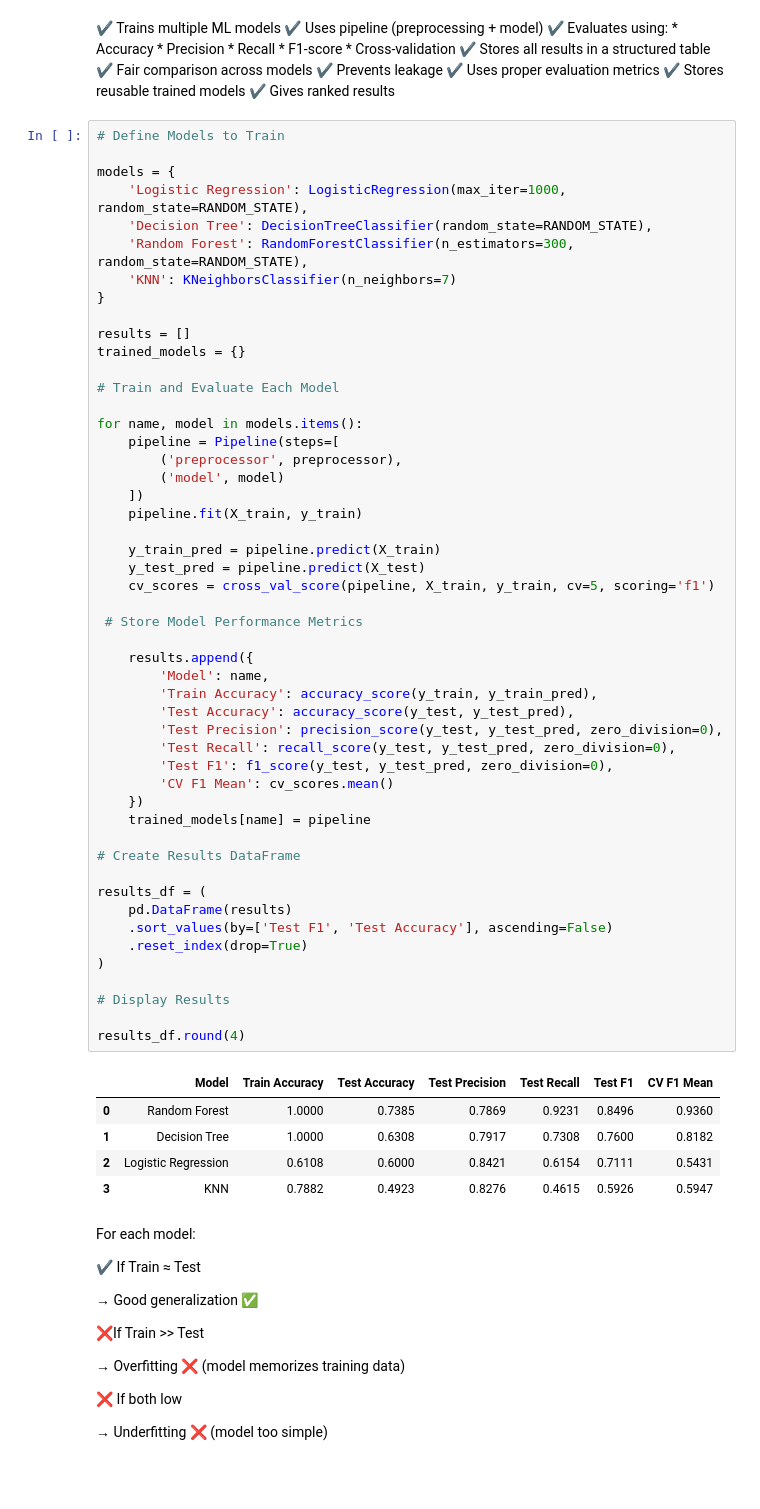
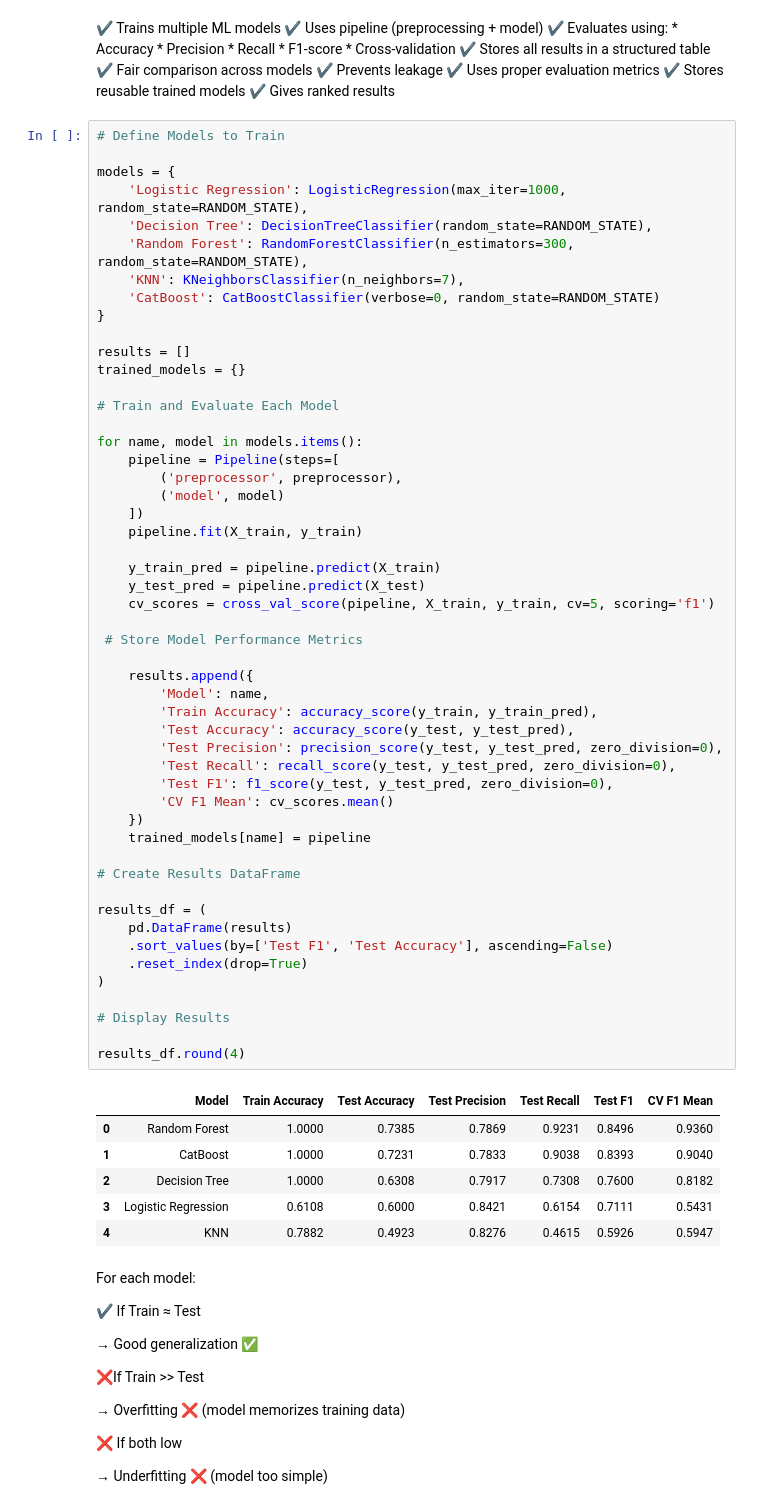
Before and after one commit to Priyanshi-Vishwakarma22/Breast_Cancer_Detection, a Jupyter notebook: notebook/model_training_testing_breast_cancer.ipynb, the cells around one changed output. Drawn from its saved outputs; the diff is of its cells as text; blank space fills up the shorter version.

```diff
--- a/notebook/model_training_testing_breast_cancer.ipynb
+++ b/notebook/model_training_testing_breast_cancer.ipynb
@@ -406,7 +407,8 @@ models = {
     'Logistic Regression': LogisticRegression(max_iter=1000, random_state=RANDOM_STATE),
     'Decision Tree': DecisionTreeClassifier(random_state=RANDOM_STATE),
     'Random Forest': RandomForestClassifier(n_estimators=300, random_state=RANDOM_STATE),
-    'KNN': KNeighborsClassifier(n_neighbors=7)
+    'KNN': KNeighborsClassifier(n_neighbors=7),
+    'CatBoost': CatBoostClassifier(verbose=0, random_state=RANDOM_STATE)
 }
 
 results = []
@@ -425,36 +427,37 @@ for name, model in models.items():
     y_test_pred = pipeline.predict(X_test)
     cv_scores = cross_val_score(pipeline, X_train, y_train, cv=5, scoring='f1')
 
  # Store Model Performance Metrics
 
     results.append({
         'Model': name,
         'Train Accuracy': accuracy_score(y_train, y_train_pred),
         'Test Accuracy': accuracy_score(y_test, y_test_pred),
         'Test Precision': precision_score(y_test, y_test_pred, zero_division=0),
         'Test Recall': recall_score(y_test, y_test_pred, zero_division=0),
         'Test F1': f1_score(y_test, y_test_pred, zero_division=0),
         'CV F1 Mean': cv_scores.mean()
     })
     trained_models[name] = pipeline
 
 # Create Results DataFrame
 
 results_df = (
     pd.DataFrame(results)
     .sort_values(by=['Test F1', 'Test Accuracy'], ascending=False)
     .reset_index(drop=True)
 )
 
 # Display Results
 
 results_df.round(4)
 # %% [output]
 |  | Model | Train Accuracy | Test Accuracy | Test Precision | Test Recall | Test F1 | CV F1 Mean |
 | 0 | Random Forest | 1.0000 | 0.7385 | 0.7869 | 0.9231 | 0.8496 | 0.9360 |
-| 1 | Decision Tree | 1.0000 | 0.6308 | 0.7917 | 0.7308 | 0.7600 | 0.8182 |
-| 2 | Logistic Regression | 0.6108 | 0.6000 | 0.8421 | 0.6154 | 0.7111 | 0.5431 |
-| 3 | KNN | 0.7882 | 0.4923 | 0.8276 | 0.4615 | 0.5926 | 0.5947 |
+| 1 | CatBoost | 1.0000 | 0.7231 | 0.7833 | 0.9038 | 0.8393 | 0.9040 |
+| 2 | Decision Tree | 1.0000 | 0.6308 | 0.7917 | 0.7308 | 0.7600 | 0.8182 |
+| 3 | Logistic Regression | 0.6108 | 0.6000 | 0.8421 | 0.6154 | 0.7111 | 0.5431 |
+| 4 | KNN | 0.7882 | 0.4923 | 0.8276 | 0.4615 | 0.5926 | 0.5947 |
 # %% [markdown]
 For each model:
 
```
Also changed, not shown: parts of 7 cells of this notebook, 5 other files.
